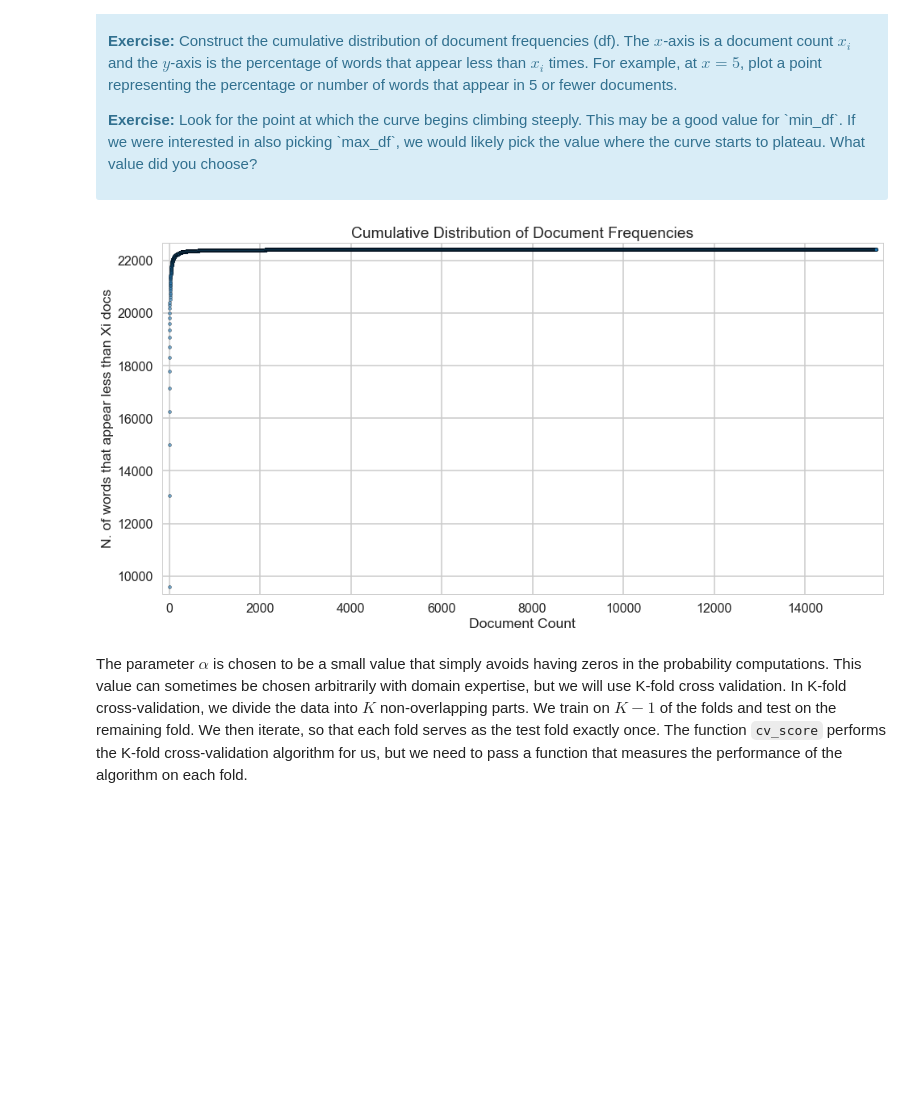
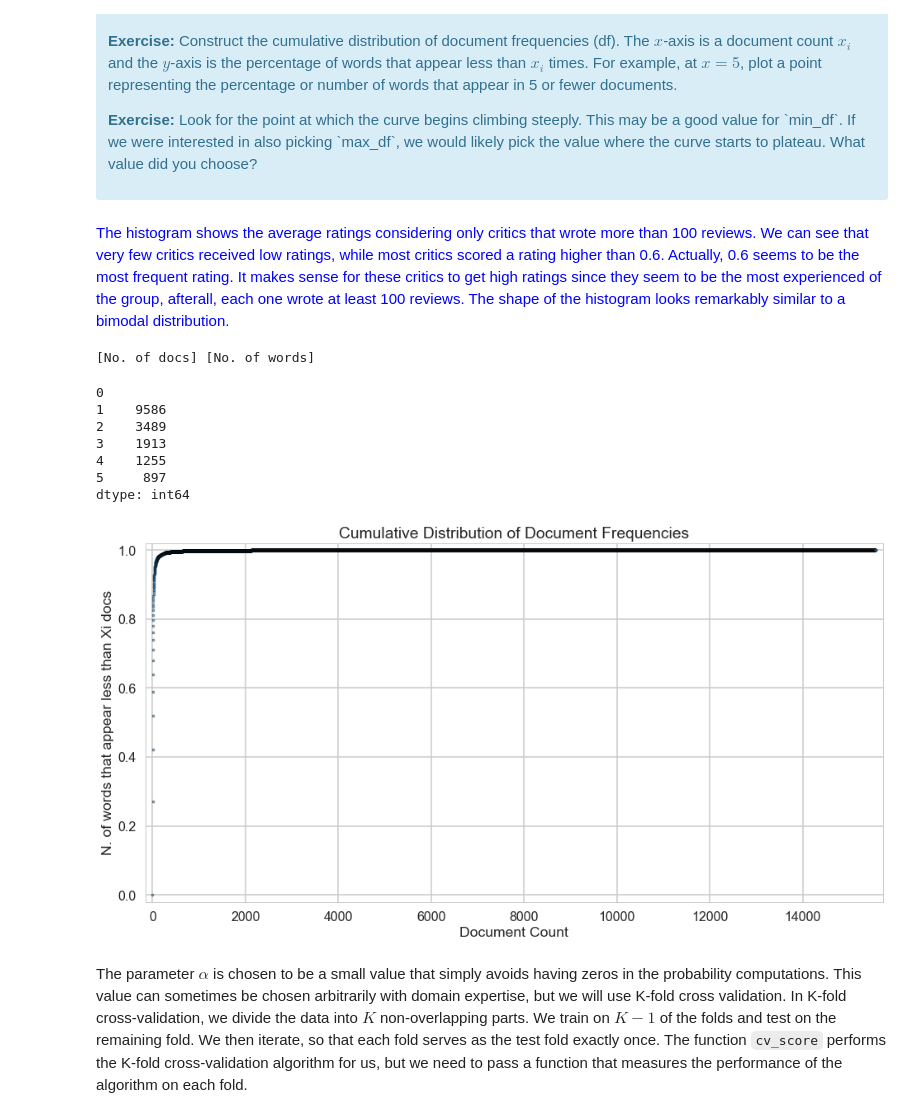
Before and after one commit to karlphillip/DataScience, a Jupyter notebook: Smaller Projects/naive_bayes/Mini_Project_Naive_Bayes.ipynb, the cells around one changed output. Saved outputs shown, nothing was run; the diff lists cells and outputs as text; code cells hidden in the pictures; blank space fills up the shorter version.

```diff
--- a/Smaller Projects/naive_bayes/Mini_Project_Naive_Bayes.ipynb
+++ b/Smaller Projects/naive_bayes/Mini_Project_Naive_Bayes.ipynb
@@ -307,6 +307,10 @@ First, let's find an appropriate value for `min_df` for the `CountVectorizer`. `
 
 <p><b>Exercise:</b> Look for the point at which the curve begins climbing steeply. This may be a good value for `min_df`. If we were interested in also picking `max_df`, we would likely pick the value where the curve starts to plateau. What value did you choose?</p>
 </div>
+# %% [markdown]
+<font color='blue'>
+The histogram shows the average ratings considering only critics that wrote more than 100 reviews. We can see that very few critics received low ratings, while most critics scored a rating higher than 0.6. Actually, 0.6 seems to be the most frequent rating. It makes sense for these critics to get high ratings since they seem to be the most experienced of the group, afterall, each one wrote at least 100 reviews. The shape of the histogram looks remarkably similar to a bimodal distribution.
+</font>
 # %%
 # karl: this is for testing purposes only! The real answer is in the cell below!
 def test_me():
@@ -349,29 +353,46 @@ def test_me():
 # %%
 # karl
 X, y, _ = make_xy(critics) # X shape =  (15561, 22417), y shape =  15561
 
-# Numer of times a word appeared in different documents:
+# Number of times a word appeared in different documents:
 #             [[1 1 4 0 0 1]     Document 1
 #              [0 2 1 0 1 1]]    Document 2
 # result:
 #              [1 2 2 0 1 2]
 doc_freq = np.count_nonzero(X.toarray(), axis=0)
+#print('>>> doc_freq=', doc_freq)
+
+doc_df = pd.DataFrame(data=doc_freq).groupby(0).size()
+print('[No. of docs] [No. of words]')
+display(doc_df.head())
 
 x_values = list(range(1, X.shape[0]+1)) # list of numbers that from 1 to the document count (15561)
 y_values = []                           # the amount of words that appeared less than Xi documents
 for i in x_values:
     y_values.append( len(doc_freq[doc_freq <= i]) )
 
+# normalize Y values
+y_values = (y_values - np.min(y_values)) / (np.max(y_values) - np.min(y_values))
+
 ### plot CDF
 fig, ax = plt.subplots(figsize=(16,8))
 plt.title('Cumulative Distribution of Document Frequencies')
-plt.plot(x_values, y_values, marker='.', linestyle='none', alpha=0.6, markersize=8, markeredgewidth=0.5, markeredgecolor='black')
+plt.plot(x_values, y_values, marker='.', linestyle='none', alpha=0.6, markersize=6, markeredgewidth=0.5, markeredgecolor='black')
+#plt.plot(x_values, y_values, alpha=0.6)
 plt.xlabel('Document Count')
 plt.ylabel('N. of words that appear less than Xi docs')
 plt.margins(0.01, 0.02)
 plt.show()
 # %% [output]
+[No. of docs] [No. of words]
+0
+1    9586
+2    3489
+3    1913
+4    1255
+5     897
+dtype: int64
-[figure, old version]
+[figure, new version]
 # %% [markdown]
 The parameter $\alpha$ is chosen to be a small value that simply avoids having zeros in the probability computations. This value can sometimes be chosen arbitrarily with domain expertise, but we will use K-fold cross validation. In K-fold cross-validation, we divide the data into $K$ non-overlapping parts. We train on $K-1$ of the folds and test on the remaining fold. We then iterate, so that each fold serves as the test fold exactly once. The function `cv_score` performs the K-fold cross-validation algorithm for us, but we need to pass a function that measures the performance of the algorithm on each fold.
 # %%
```
Also changed, not shown: parts of 2 cells of this notebook, 3 other files.
